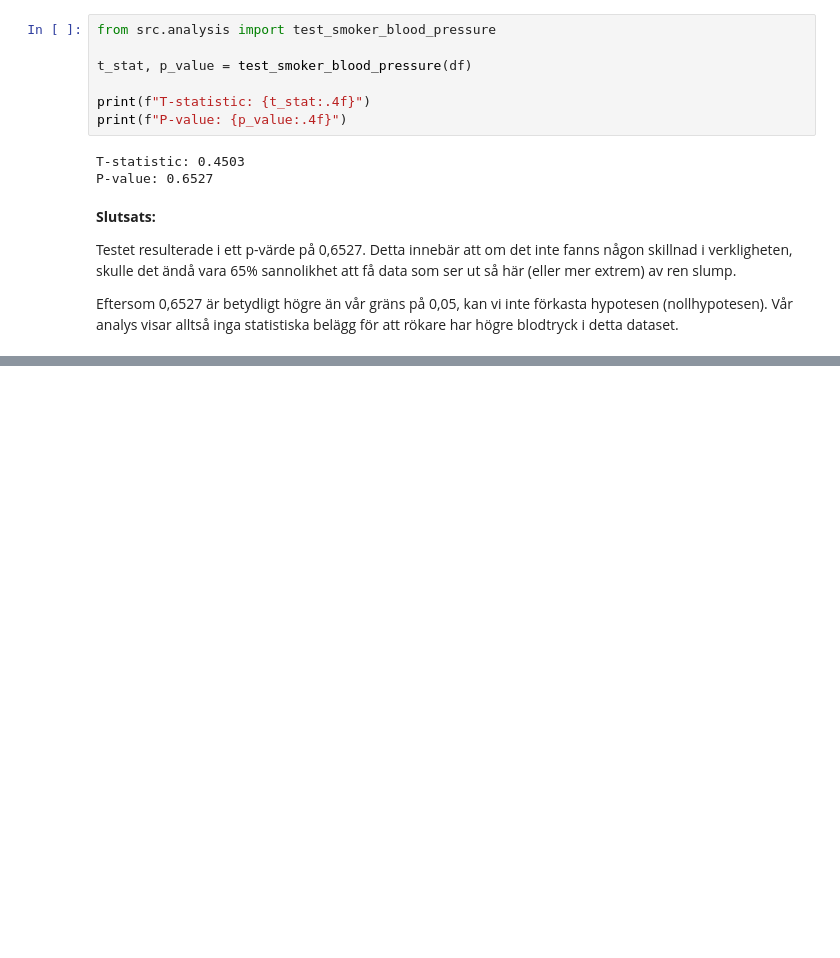
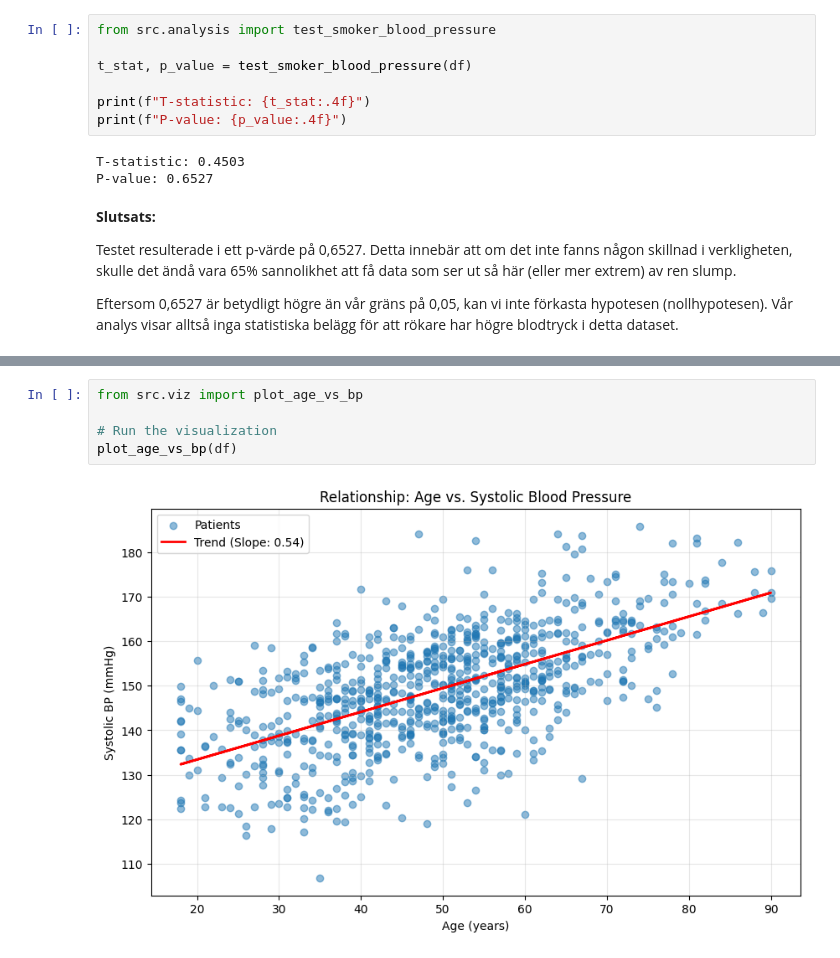
Before and after one commit to smkmrr/health-study, a Jupyter notebook: report.ipynb, the cells around one changed output, grey strips where cells are left out. Cells and saved outputs as stored; diff of their text form; blank space fills up the shorter version.

```diff
--- a/report.ipynb
+++ b/report.ipynb
@@ -161,0 +201,7 @@ Eftersom 0,6527 är betydligt högre än vår gräns på 0,05, kan vi inte förk
+# %%
+from src.viz import plot_age_vs_bp
+
+# Run the visualization
+plot_age_vs_bp(df)
+# %% [output]
+[figure, added]
```
Also changed, not shown: parts of 2 cells of this notebook, 3 other files.
